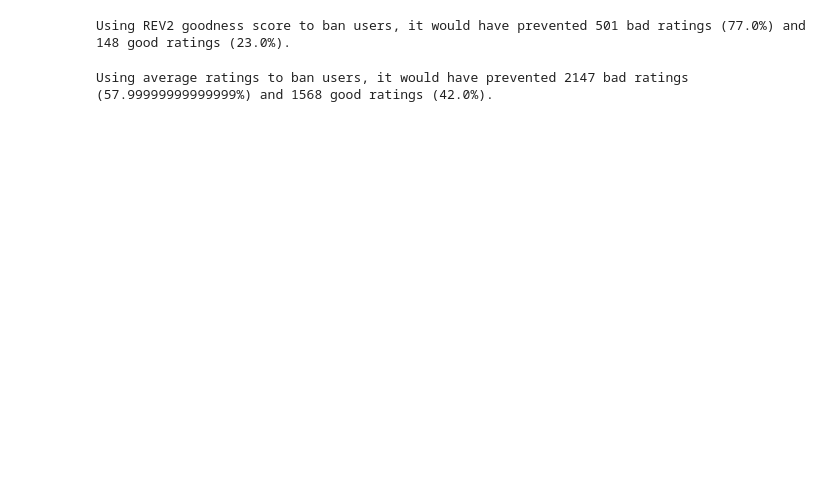
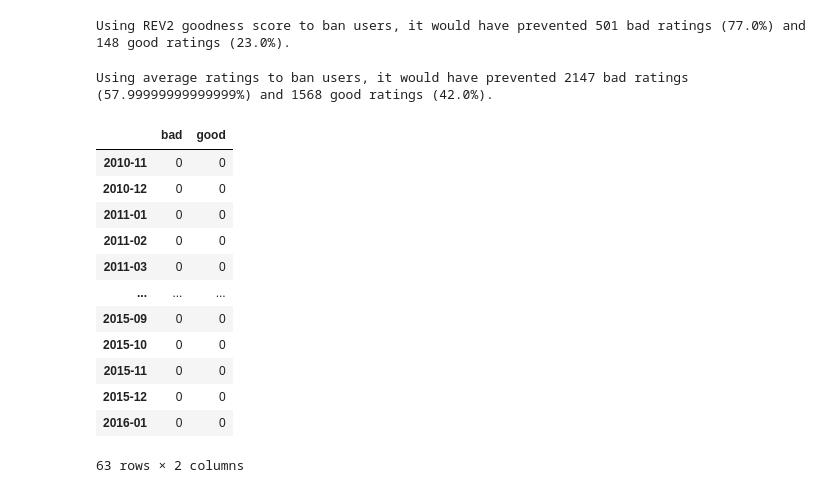
Before and after one commit to ivanmak/dmsn-2021-pg13, a Jupyter notebook: old/fairness_goodness_analysis.ipynb, the cells around one changed output. Cells and saved outputs as stored; diff of their text form; code cells hidden in the pictures; blank space fills up the shorter version.

```diff
--- a/fairness_goodness_analysis.ipynb
+++ b/old/fairness_goodness_analysis.ipynb
@@ -365,8 +365,12 @@ for month in temporal_graph.get_all_months():
 
     if month not in all_in_edges_dropped:
         all_in_edges_dropped[month] = {}
+        for i in range(-10, 11):
+            all_in_edges_dropped[month][i] = 0
     if month not in all_out_edges_dropped:
         all_out_edges_dropped[month] = {}
+        for i in range(-10, 11):
+            all_out_edges_dropped[month][i] = 0
     if month not in user_no_future_ratings:
         user_no_future_ratings[month] = []
     if month not in users_band_by_months:
@@ -691,3 +711,19 @@ Using average ratings to ban users, it would have prevented {bad_ratings_stopped
 """)
 # %% [output]
 Using average ratings to ban users, it would have prevented 2147 bad ratings (57.99999999999999%) and 1568 good ratings (42.0%).
+# %%
+ban_summary_rev2
+# %% [output]
+|  | bad | good |
+| 2010-11 | 0 | 0 |
+| 2010-12 | 0 | 0 |
+| 2011-01 | 0 | 0 |
+| 2011-02 | 0 | 0 |
+| 2011-03 | 0 | 0 |
+| ... | ... | ... |
+| 2015-09 | 0 | 0 |
+| 2015-10 | 0 | 0 |
+| 2015-11 | 0 | 0 |
+| 2015-12 | 0 | 0 |
+| 2016-01 | 0 | 0 |
+63 rows × 2 columns
```
Also changed, not shown: parts of 6 cells of this notebook, 20 other files.
